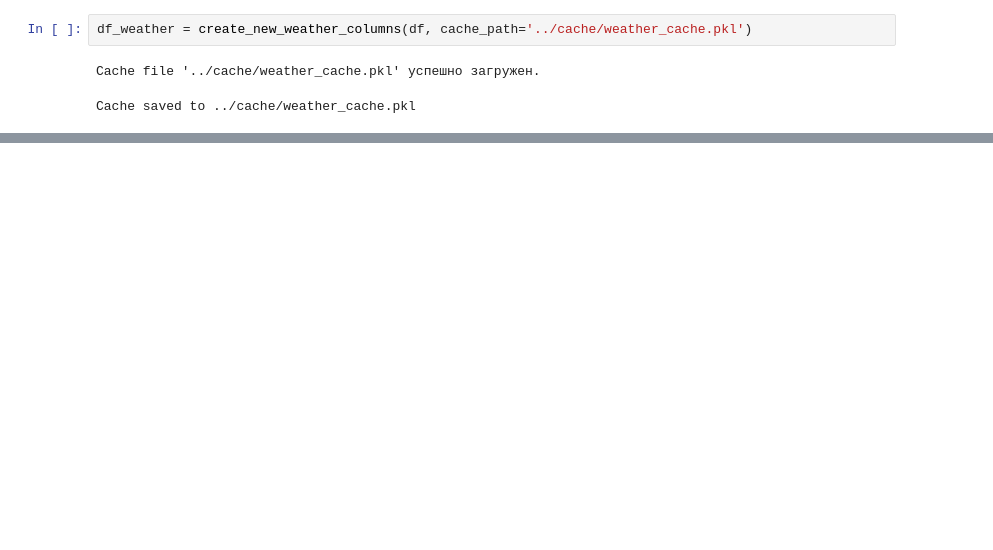
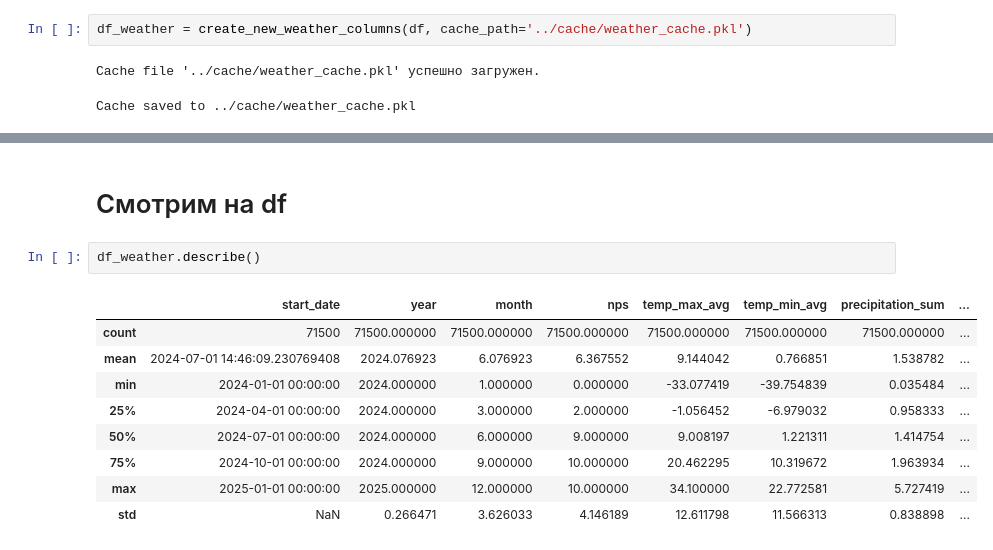
Before and after one commit to rokerius/CU_TL_Megafon_NPS, a Jupyter notebook: denis/weather_data/workbook.ipynb, the cells around one changed output, grey strips where cells are left out. Cells and saved outputs as stored; diff of their text form; blank space fills up the shorter version.

```diff
--- a/denis/weather_data/workbook.ipynb
+++ b/denis/weather_data/workbook.ipynb
@@ -96,0 +83,14 @@ df_weather
+# %% [markdown]
+# Смотрим на df
+# %%
+df_weather.describe()
+# %% [output]
+|  | start_date | year | month | nps | temp_max_avg | temp_min_avg | precipitation_sum | ... |
+| count | 71500 | 71500.000000 | 71500.000000 | 71500.000000 | 71500.000000 | 71500.000000 | 71500.000000 | ... |
+| mean | 2024-07-01 14:46:09.230769408 | 2024.076923 | 6.076923 | 6.367552 | 9.144042 | 0.766851 | 1.538782 | ... |
+| min | 2024-01-01 00:00:00 | 2024.000000 | 1.000000 | 0.000000 | -33.077419 | -39.754839 | 0.035484 | ... |
+| 25% | 2024-04-01 00:00:00 | 2024.000000 | 3.000000 | 2.000000 | -1.056452 | -6.979032 | 0.958333 | ... |
+| 50% | 2024-07-01 00:00:00 | 2024.000000 | 6.000000 | 9.000000 | 9.008197 | 1.221311 | 1.414754 | ... |
+| 75% | 2024-10-01 00:00:00 | 2024.000000 | 9.000000 | 10.000000 | 20.462295 | 10.319672 | 1.963934 | ... |
+| max | 2025-01-01 00:00:00 | 2025.000000 | 12.000000 | 10.000000 | 34.100000 | 22.772581 | 5.727419 | ... |
+| std | NaN | 0.266471 | 3.626033 | 4.146189 | 12.611798 | 11.566313 | 0.838898 | ... |
```
Also changed, not shown: parts of 26 cells of this notebook, 1 other file.
